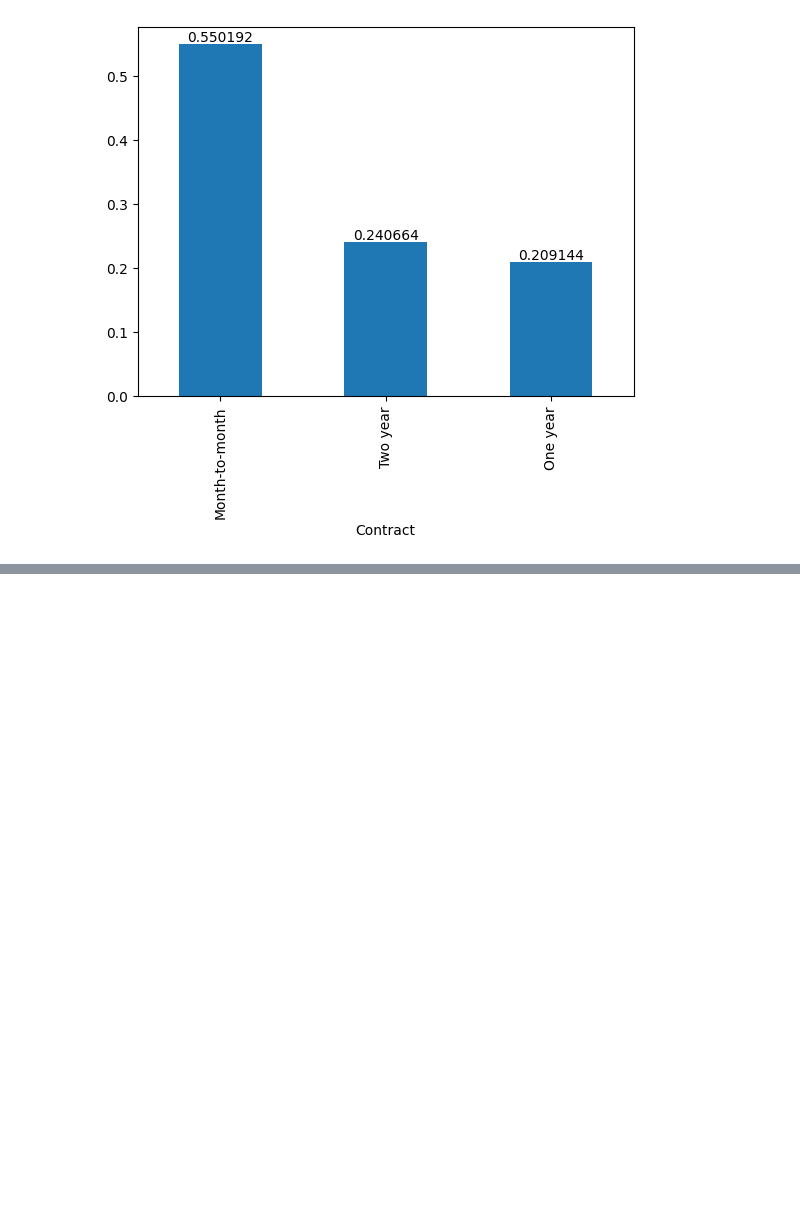
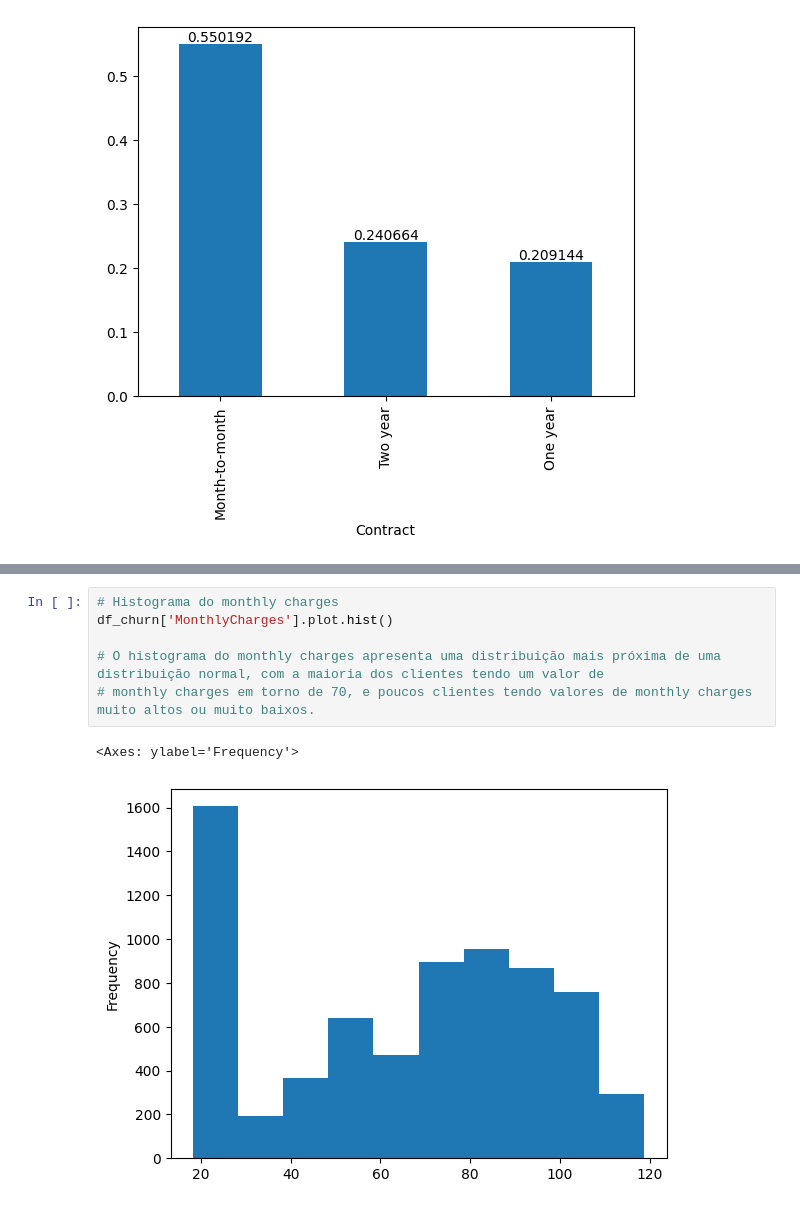
Before and after one commit to moniquemelo/machine-learning, a Jupyter notebook: aplicando-eda/datasets/03-aplicando-eda.ipynb, the cells around one changed output, grey strips where cells are left out. Cells and saved outputs as stored; diff of their text form; blank space fills up the shorter version.

```diff
--- a/aplicando-eda/datasets/03-aplicando-eda.ipynb
+++ b/aplicando-eda/datasets/03-aplicando-eda.ipynb
@@ -609,0 +616,9 @@ df_churn['Churn'].value_counts()
+# %%
+# Histograma do monthly charges
+df_churn['MonthlyCharges'].plot.hist()
+
+# O histograma do monthly charges apresenta uma distribuição mais próxima de uma distribuição normal, com a maioria dos clientes tendo um valor de
+# monthly charges em torno de 70, e poucos clientes tendo valores de monthly charges muito altos ou muito baixos.
+# %% [output]
+<Axes: ylabel='Frequency'>
+[figure, added]
```
Also changed, not shown: parts of 23 cells of this notebook.
